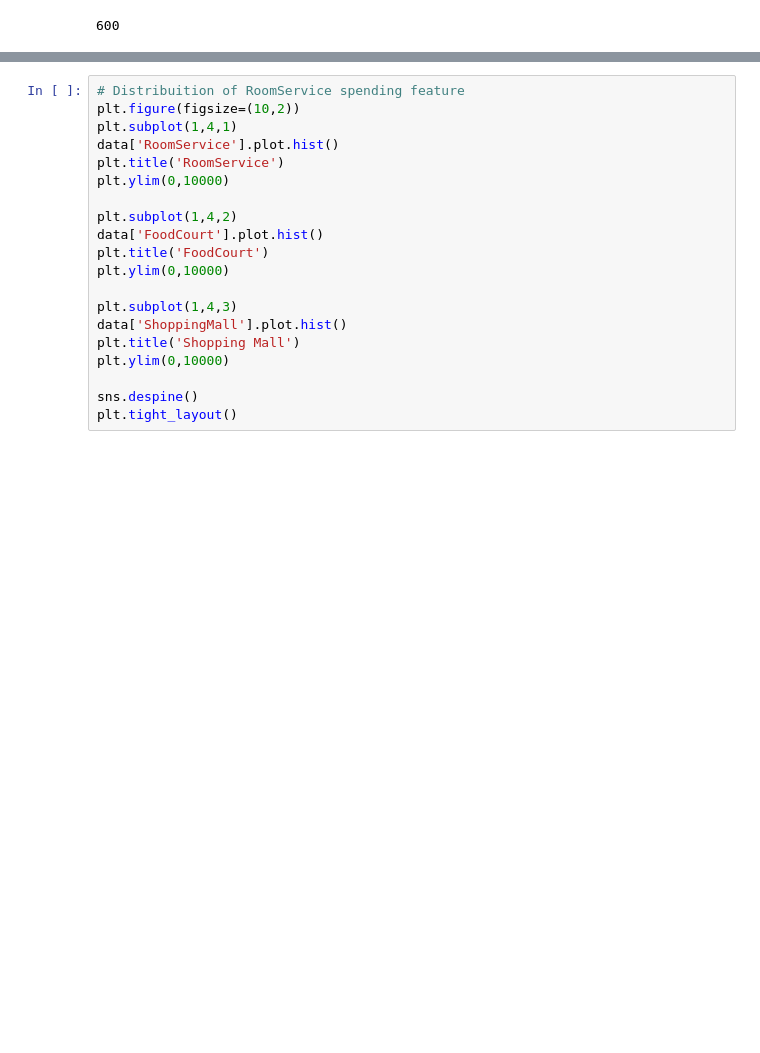
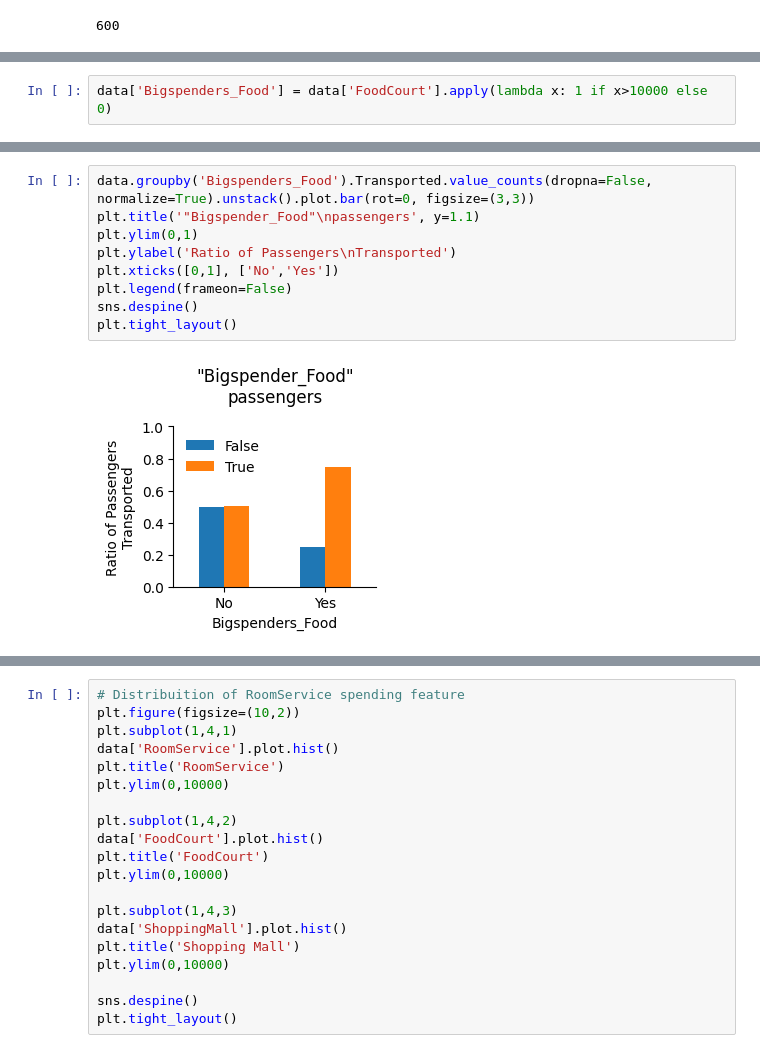
Before and after one commit to AJSDias/space_titanic, a Jupyter notebook: titanic_eda.ipynb, the cells around one changed output, grey strips where cells are left out. Saved outputs shown, nothing was run; the diff lists cells and outputs as text; blank space fills up the shorter version.

```diff
--- a/titanic_eda.ipynb
+++ b/titanic_eda.ipynb
@@ -651,0 +688,2 @@ It seems passengers who spent a lot of money on 'Room Service' (>1k$) are signif
+# %%
+data['Bigspenders_Food'] = data['FoodCourt'].apply(lambda x: 1 if x>10000 else 0)
@@ -651,0 +699,11 @@ It seems passengers who spent a lot of money on 'Room Service' (>1k$) are signif
+# %%
+data.groupby('Bigspenders_Food').Transported.value_counts(dropna=False, normalize=True).unstack().plot.bar(rot=0, figsize=(3,3))
+plt.title('"Bigspender_Food"\npassengers', y=1.1)
+plt.ylim(0,1)
+plt.ylabel('Ratio of Passengers\nTransported')
+plt.xticks([0,1], ['No','Yes'])
+plt.legend(frameon=False)
+sns.despine()
+plt.tight_layout()
+# %% [output]
+[figure, added]
```
Also changed, not shown: parts of 23 cells of this notebook.
